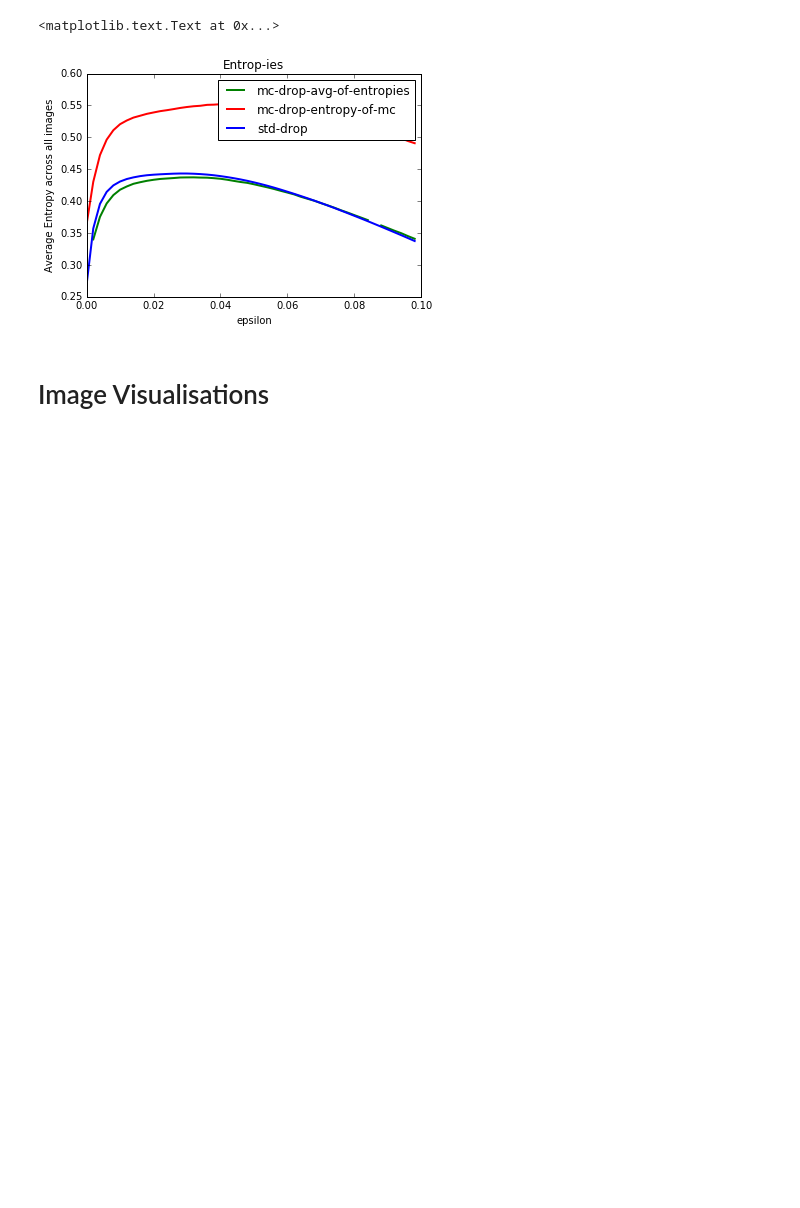
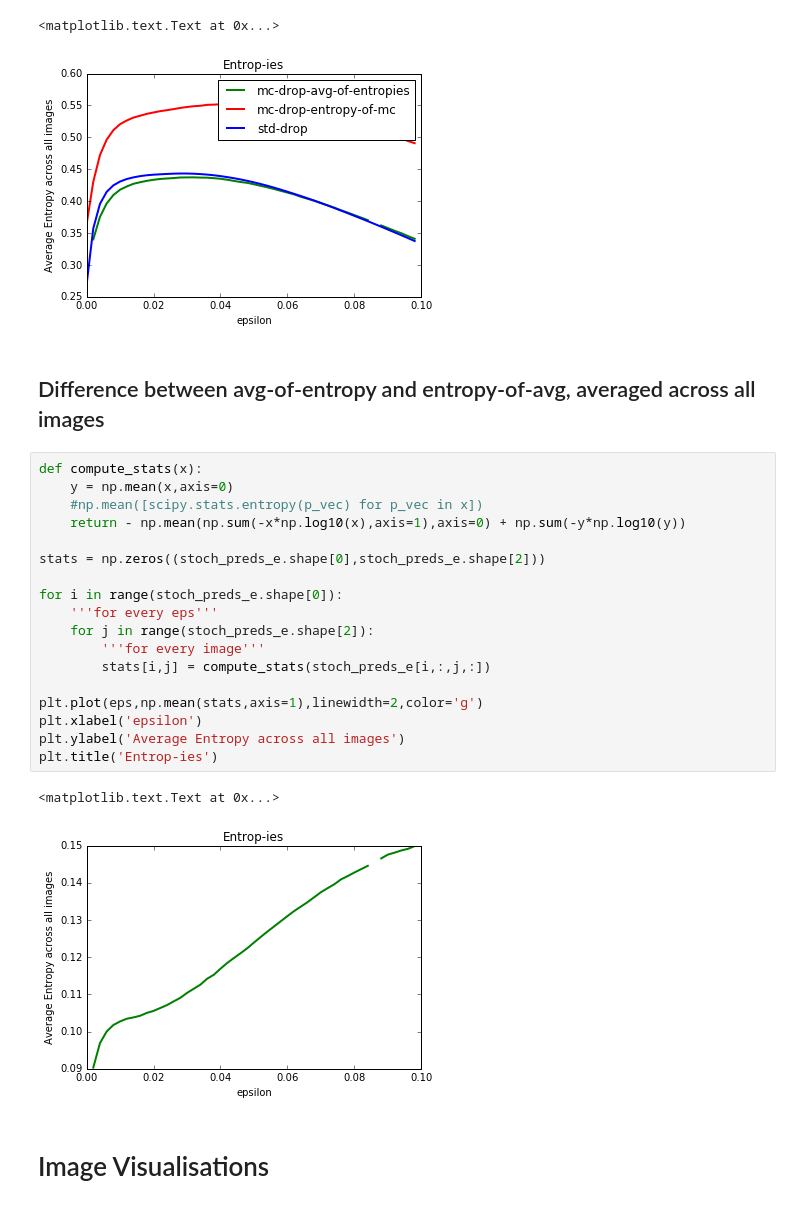
Before and after one commit to ambrishrawat/advflow, a Jupyter notebook: plots/plots-away.ipynb, the cells around one changed output. Cells and saved outputs as stored; diff of their text form; blank space fills up the shorter version.

```diff
--- a/plots/plots-away.ipynb
+++ b/plots/plots-away.ipynb
@@ -218,6 +218,29 @@ plt.title('Entrop-ies')
 # %% [output]
 <matplotlib.text.Text at 0x...>
 [figure]
+# %% [markdown]
+## Difference between avg-of-entropy and entropy-of-avg, averaged across all images
+# %%
+def compute_stats(x):
+    y = np.mean(x,axis=0)
+    #np.mean([scipy.stats.entropy(p_vec) for p_vec in x])
+    return - np.mean(np.sum(-x*np.log10(x),axis=1),axis=0) + np.sum(-y*np.log10(y))
+
+stats = np.zeros((stoch_preds_e.shape[0],stoch_preds_e.shape[2]))
+
+for i in range(stoch_preds_e.shape[0]):
+    '''for every eps'''
+    for j in range(stoch_preds_e.shape[2]):
+        '''for every image'''
+        stats[i,j] = compute_stats(stoch_preds_e[i,:,j,:])
+
+plt.plot(eps,np.mean(stats,axis=1),linewidth=2,color='g')
+plt.xlabel('epsilon')
+plt.ylabel('Average Entropy across all images')
+plt.title('Entrop-ies')
+# %% [output]
+<matplotlib.text.Text at 0x...>
+[figure, added]
 # %% [markdown]
 # Image Visualisations
 # %%
```
Also changed, not shown: 1 other file.
